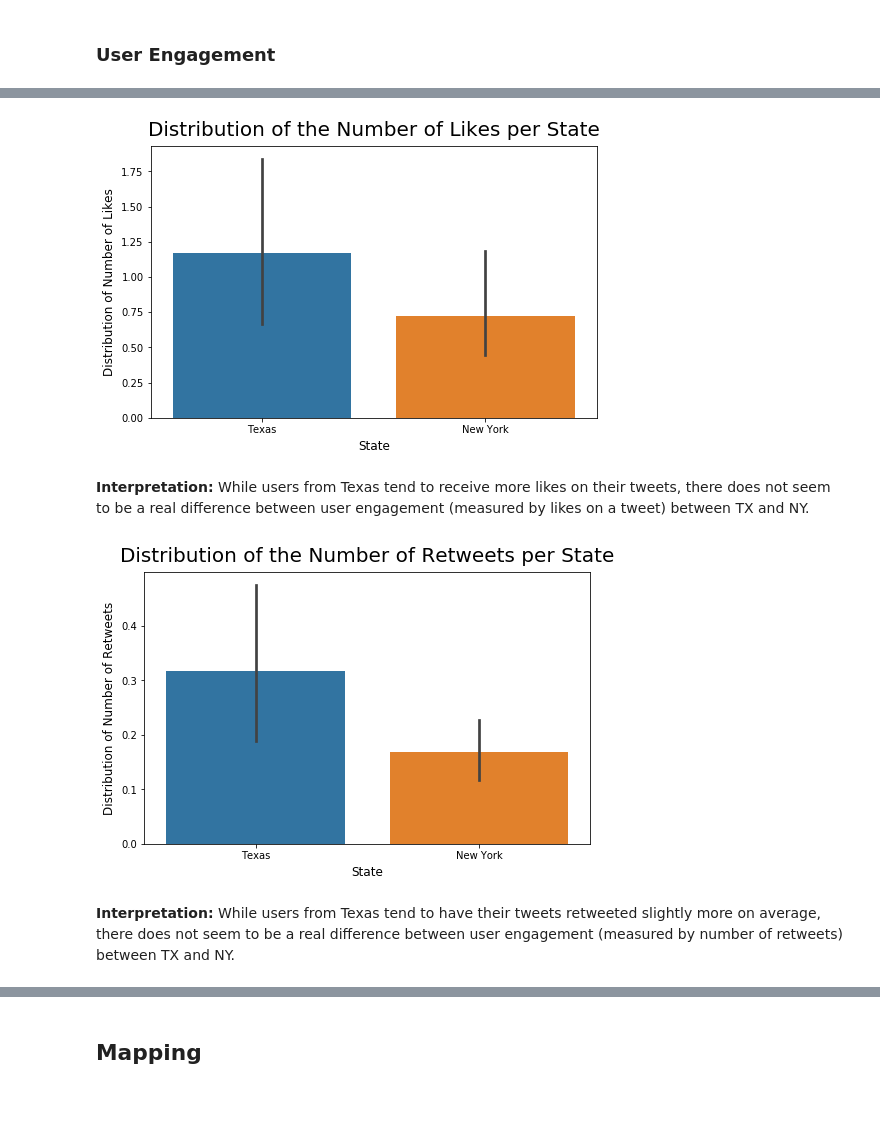
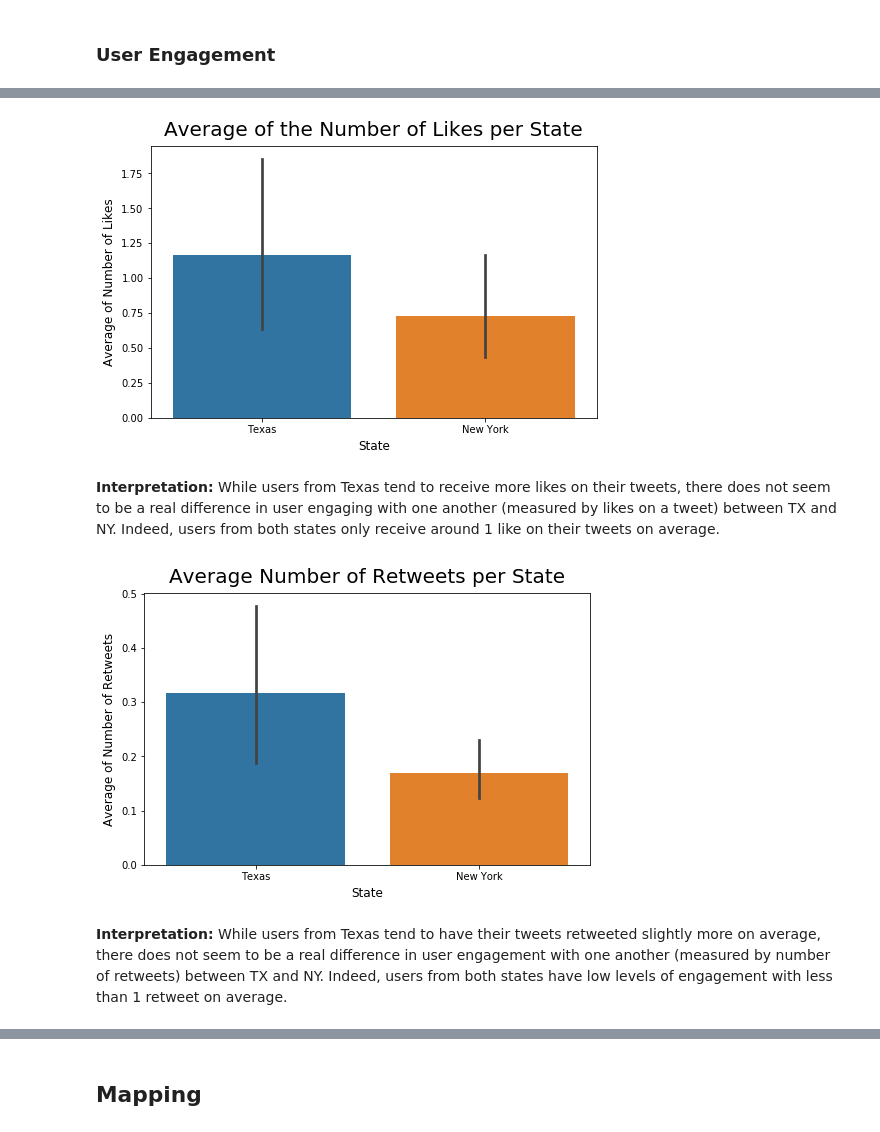
Before and after one commit to JulKelman/Sentiment-Analysis-of-Covid-19-Related-Tweets, a Jupyter notebook: julia/Project Notebook.ipynb, the cells around one changed output, grey strips where cells are left out. Drawn from its saved outputs; the diff is of its cells as text; code cells hidden in the pictures; blank space fills up the shorter version.

```diff
--- a/julia/Project Notebook.ipynb
+++ b/julia/Project Notebook.ipynb
@@ -193,10 +202,13 @@ def datatype_cleaning(df):
     for col in ['timestamp', 'date']:
         df[col] = pd.to_datetime(df[col])
     # Changing columns to be integer type
-    for col in ['county_cases', 'county_deaths', 'state_fips', 'state_cases', 'state_deaths',
+    for col in ['county_cases', 'county_deaths', 'state_cases', 'state_deaths',
                 'county_population', 'state_population', 'all_gatherings_prohibited', 'temporary_hospitals',
                 'state_stay_at_home', 'traveler_quarantines', 'businesses_reopening', 'shelter_in_place']:
         df[col] = df[col].astype(int)
+    # Changing columns to be objects
+    for col in ['county_fips', 'state_fips', 'tweet_id']:
+        df[col] = df[col].astype(str)
     return df
 # %%
 df = datatype_cleaning(df)
@@ -273,25 +282,25 @@ df.describe()
 # %%
-# Visualizing the distribution of number of likes for each state
+# Visualizing the average of number of likes for each state
 plt.figure(figsize=(8,5))
-plt.title("Distribution of the Number of Likes per State", fontsize = 20, pad = 10)
+plt.title("Average of the Number of Likes per State", fontsize = 20, pad = 10)
 sns.barplot(x = df['is_nys'], y = df['likes'])
 plt.xlabel("State", fontsize = 12, labelpad = 5)
-plt.ylabel("Distribution of Number of Likes", fontsize = 12, labelpad = 5)
+plt.ylabel("Average of Number of Likes", fontsize = 12, labelpad = 5)
 plt.xticks(ticks=[0, 1], labels=['Texas', 'New York']);
 # %% [output]
-[figure, old version]
+[figure, new version]
 # %% [markdown]
-**Interpretation:** While users from Texas tend to receive more likes on their tweets, there does not seem to be a real difference between user engagement (measured by likes on a tweet) between TX and NY.
+**Interpretation:** While users from Texas tend to receive more likes on their tweets, there does not seem to be a real difference in user engaging with one another (measured by likes on a tweet) between TX and NY. Indeed, users from both states only receive around 1 like on their tweets on average.
 # %%
-# Visualizing the distribution of number of retweets for each state
+# Visualizing the average of number of retweets for each state
 plt.figure(figsize=(8,5))
-plt.title("Distribution of the Number of Retweets per State", fontsize = 20, pad = 10)
+plt.title("Average Number of Retweets per State", fontsize = 20, pad = 10)
 sns.barplot(x = df['is_nys'], y = df['retweets'])
 plt.xlabel("State", fontsize = 12, labelpad = 5)
-plt.ylabel("Distribution of Number of Retweets", fontsize = 12, labelpad = 5)
+plt.ylabel("Average of Number of Retweets", fontsize = 12, labelpad = 5)
 plt.xticks(ticks=[0, 1], labels=['Texas', 'New York']);
 # %% [output]
-[figure, old version]
+[figure, new version]
 # %% [markdown]
-**Interpretation:** While users from Texas tend to have their tweets retweeted slightly more on average, there does not seem to be a real difference between user engagement (measured by number of retweets) between TX and NY.
+**Interpretation:** While users from Texas tend to have their tweets retweeted slightly more on average, there does not seem to be a real difference in user engagement with one another (measured by number of retweets) between TX and NY. Indeed, users from both states have low levels of engagement with less than 1 retweet on average.
 # %%
```
Also changed, not shown: parts of 30 cells of this notebook.
